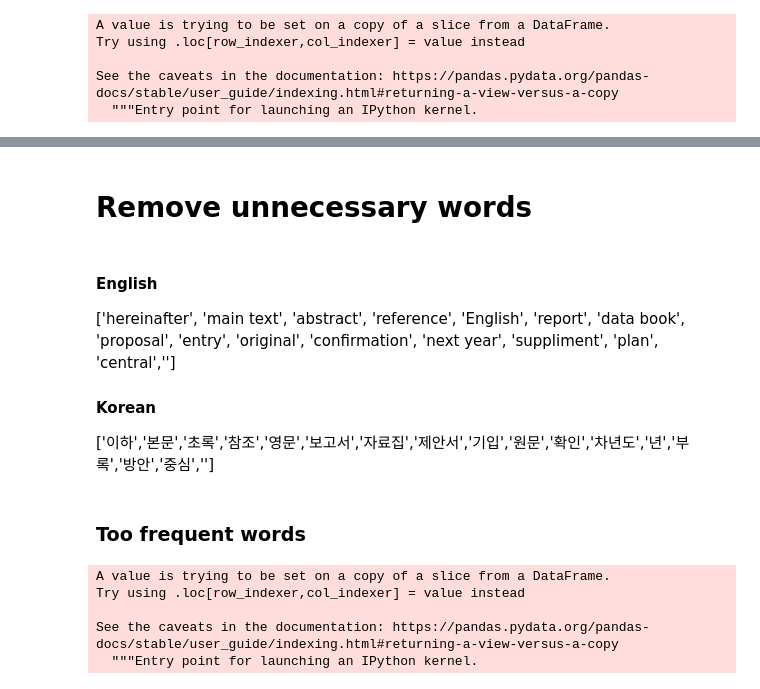
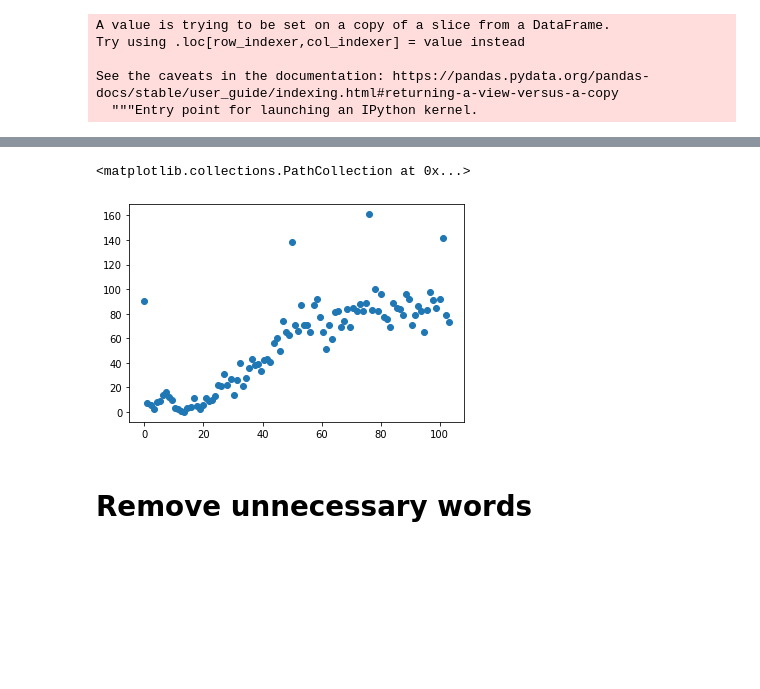
Before and after one commit to MunjungKim/report2vec, a Jupyter notebook: Analysis/1-test-parsing.ipynb, the cells around one changed output, grey strips where cells are left out. Cells and saved outputs as stored; diff of their text form; code cells hidden in the pictures; blank space fills up the shorter version.

```diff
--- a/Analysis/1-test-parsing.ipynb
+++ b/Analysis/1-test-parsing.ipynb
@@ -207,18 +309,7 @@ See the caveats in the documentation: https://pandas.pydata.org/pandas-docs/stab
+# %%
+plt.scatter(y,x)
+# %% [output]
+<matplotlib.collections.PathCollection at 0x...>
+[figure, added]
 # %% [markdown]
 # Remove unnecessary words
-# %% [markdown]
-#### English
-['hereinafter', 'main text', 'abstract', 'reference', 'English', 'report', 'data book', 'proposal', 'entry', 'original', 'confirmation', 'next year', 'suppliment', 'plan', 'central','']
-
-#### Korean
-['이하','본문','초록','참조','영문','보고서','자료집','제안서','기입','원문','확인','차년도','년','부록','방안','중심','']
-# %% [markdown]
-### Too frequent words
-# %%
-report_2018['Total']= [[w.replace(" ","") for w in doc]for doc in report_2018['Total']]
-# %% [output]
-A value is trying to be set on a copy of a slice from a DataFrame.
-Try using .loc[row_indexer,col_indexer] = value instead
-
-See the caveats in the documentation: https://pandas.pydata.org/pandas-docs/stable/user_guide/indexing.html#returning-a-view-versus-a-copy
-  """Entry point for launching an IPython kernel.
```
Also changed, not shown: parts of 63 cells of this notebook.
